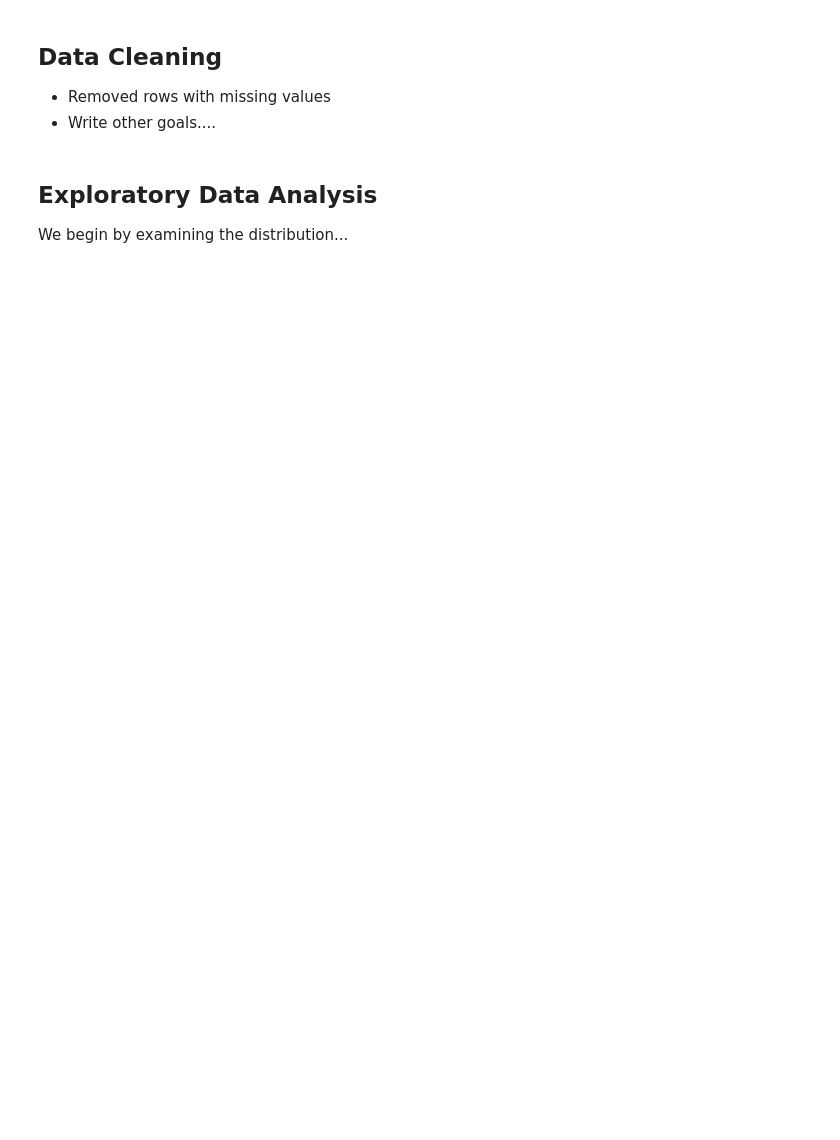
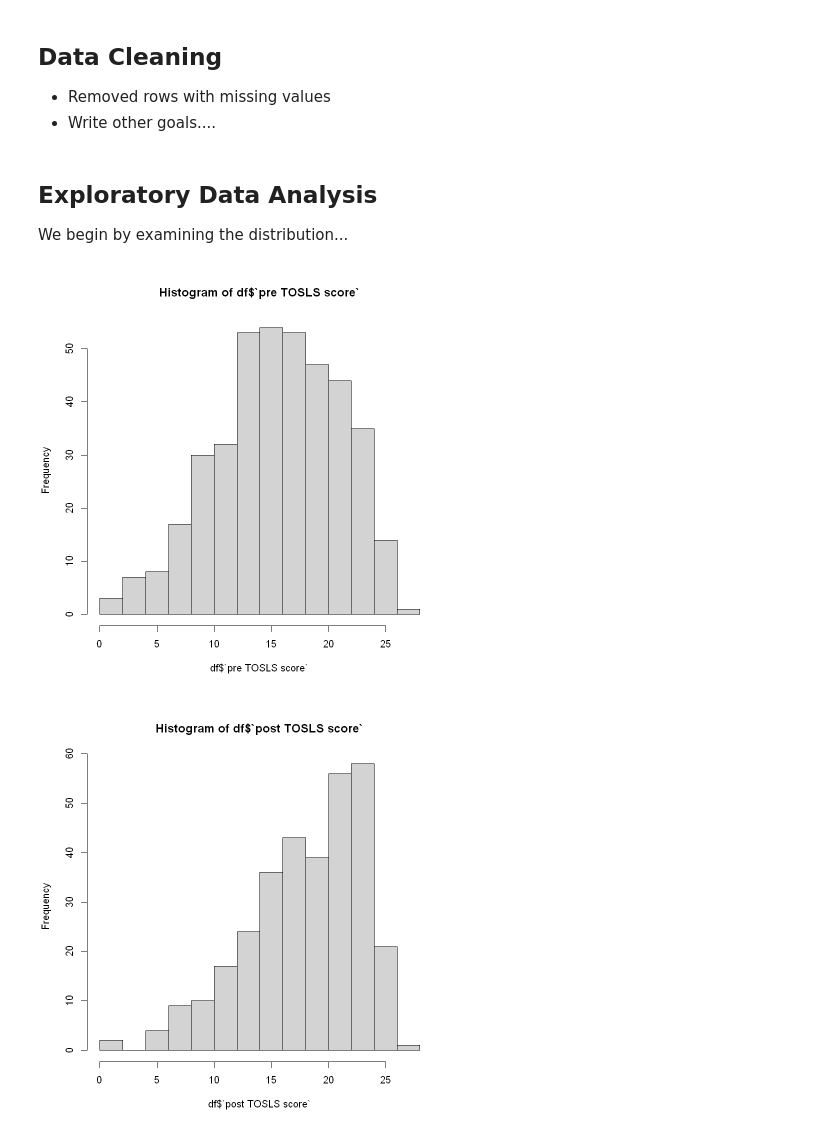
Before and after one commit to laurenlaturner/scientific_literacy, a Jupyter notebook: project_scientific_lit.ipynb, the cells around one changed output. Drawn from its saved outputs; the diff is of its cells as text; code cells hidden in the pictures; blank space fills up the shorter version.

Commit message:
Added data transformation code and gen histograms

```diff
--- a/project_scientific_lit.ipynb
+++ b/project_scientific_lit.ipynb
@@ -85,3 +65,38 @@ A psych: 22 × 13
+# %%
+# Standardization of variables
+df.std <- df
+df.std$`post SELF average` <- c(scale(df$`post SELF average`))
+df.std$`pre SELF average` <- c(scale(df$`pre SELF average`))
+df.std$`post TOSLS score` <- c(scale(df$`post TOSLS score`))
+df.std$`pre TOSLS score` <- c(scale(df$`pre TOSLS score`))
+
+
+## Likert Transformation (Centered between -1 and 1)
+transform_likert <- function(x) {
+  return((x - 3) / 2)
+}
+
+pre_questions <- paste0("pre SELF -  Q", 1:8)
+post_questions <- paste0("post SELF -  Q", 1:8)
+
+## Apply the transformation for centering Likert-scale data
+df.std <- df %>%
+  mutate(across(all_of(pre_questions), transform_likert)) %>%
+  mutate(across(all_of(post_questions), transform_likert))
+
+# Calculate delta (change in scores)
+df.std$delta_self <- df.std$`post SELF average` - df.std$`pre SELF average`
+df.std$delta_test <- df.std$`post TOSLS score` - df.std$`pre TOSLS score`
+
+# Calculate delta of percentages
+df.std$delta_test_percent <- df.std$delta_test/28
+
+# Calculate percentages of scores (absolute values, out of 28)
+df.std$perc_test <- df.std$`post TOSLS score`/28
+
+# Convert 0's and 1's to be slightly shifted (for beta regression)
+df.std$perc_test[df.std$perc_test == 0] <- 0.0005
+df.std$perc_test[df.std$perc_test == 1] <- 0.9995
 # %% [markdown]
 ## Exploratory Data Analysis
 We begin by examining the distribution...
@@ -89,0 +103,11 @@ We begin by examining the distribution...
+# %%
+## Visualization of the data
+
+hist(df$`pre TOSLS score`)
+hist(df$`post TOSLS score`)
+
+hist(df$`pre SELF average`)
+hist(df$`post SELF average`)
+# %% [output]
+[figure, added]
+[figure, added]
```
Also changed, not shown: parts of 4 cells of this notebook.
